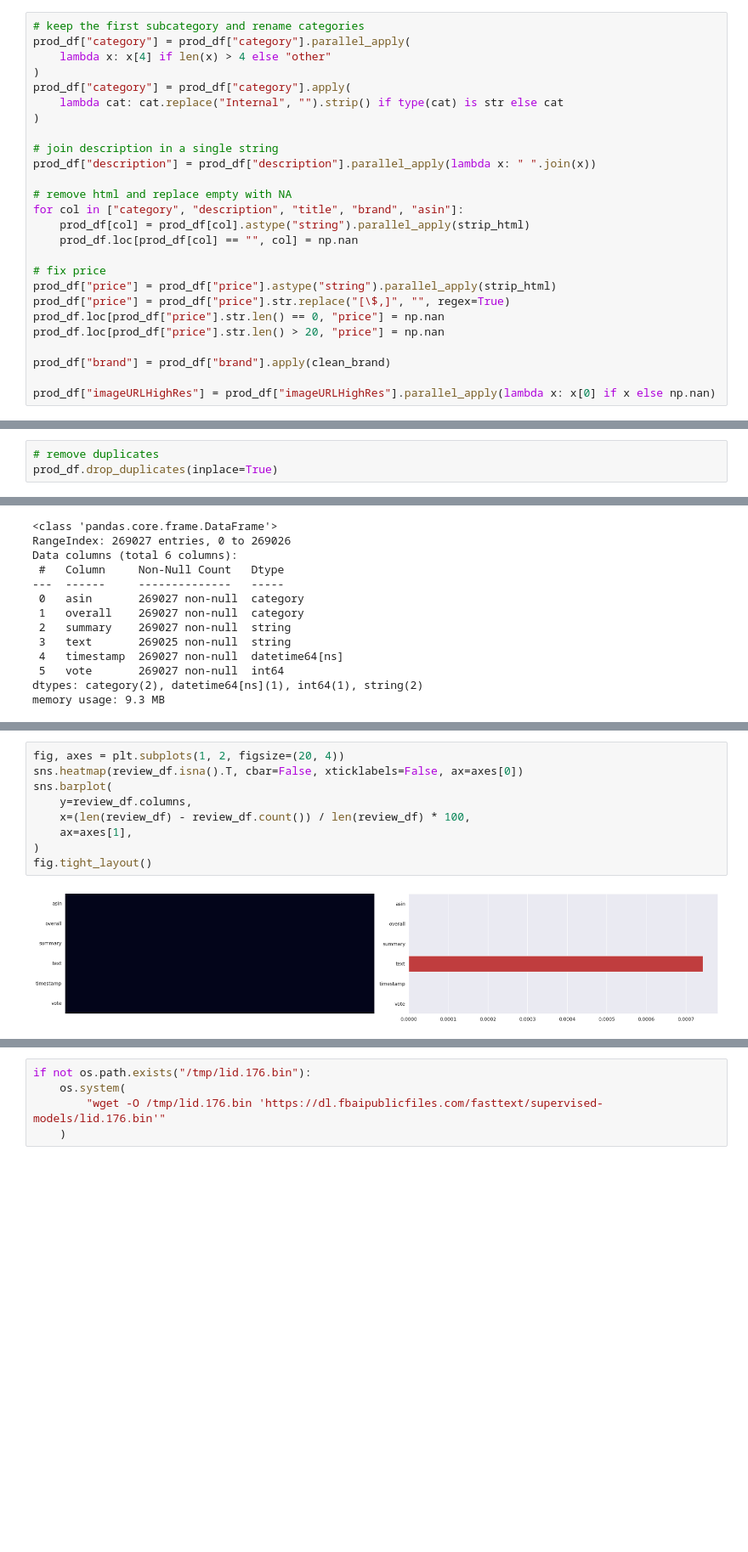
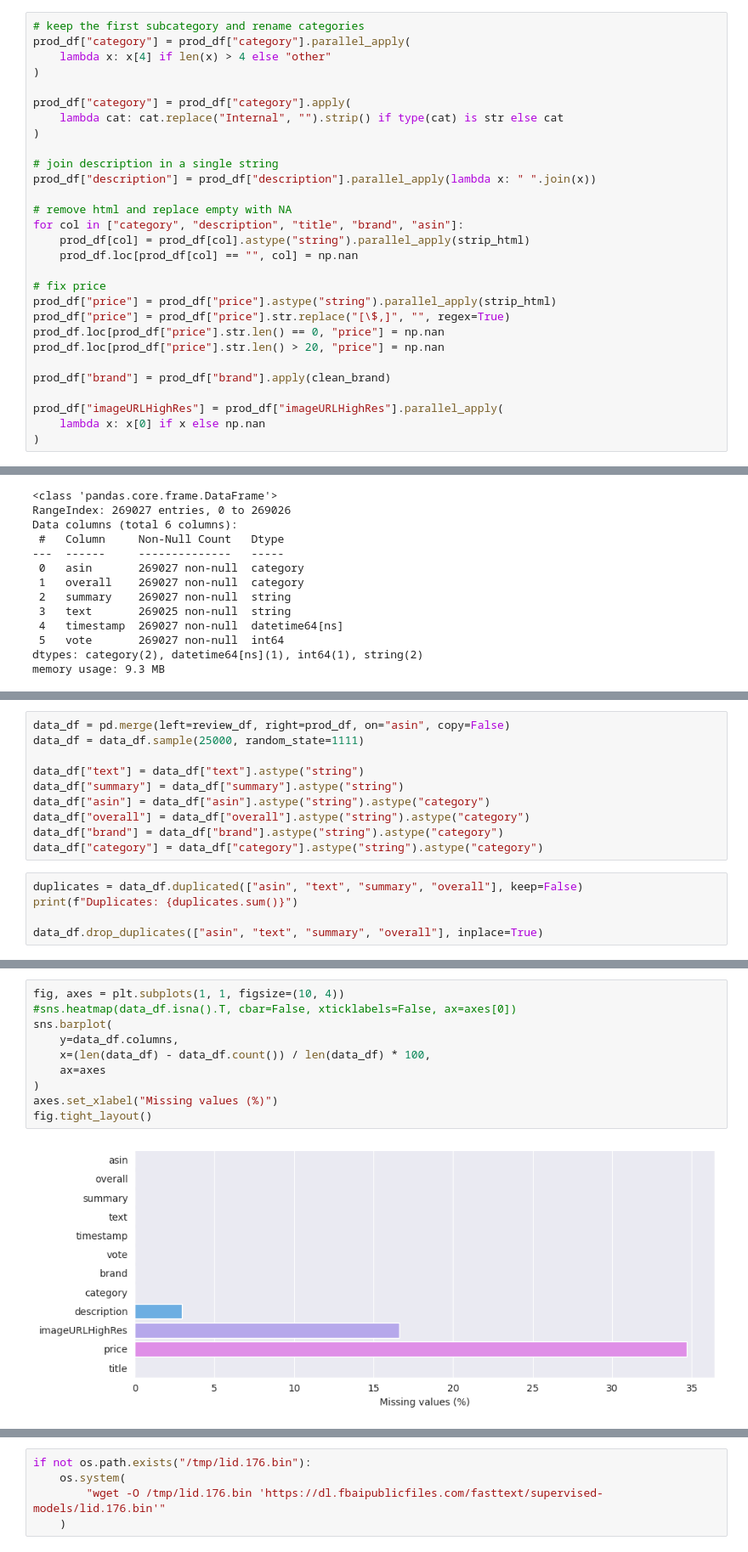
Before and after one commit to saiteki-kai/amazon-reviews, a Jupyter notebook: notebooks/01_clean.ipynb, the cells around one changed output, grey strips where cells are left out. Shown at 85% size. Drawn from its saved outputs; the diff is of its cells as text; blank space fills up the shorter version.

Commit message:
update data cleaning

```diff
--- a/notebooks/01_clean.ipynb
+++ b/notebooks/01_clean.ipynb
@@ -61,6 +60,7 @@ prod_df.head(10)
 prod_df["category"] = prod_df["category"].parallel_apply(
     lambda x: x[4] if len(x) > 4 else "other"
 )
+
 prod_df["category"] = prod_df["category"].apply(
     lambda cat: cat.replace("Internal", "").strip() if type(cat) is str else cat
 )
@@ -81,7 +81,9 @@ prod_df.loc[prod_df["price"].str.len() > 20, "price"] = np.nan
 
 prod_df["brand"] = prod_df["brand"].apply(clean_brand)
 
-prod_df["imageURLHighRes"] = prod_df["imageURLHighRes"].parallel_apply(lambda x: x[0] if x else np.nan)
+prod_df["imageURLHighRes"] = prod_df["imageURLHighRes"].parallel_apply(
+    lambda x: x[0] if x else np.nan
+)
 # %%
 prod_df.head(10)
 # %% [output]
@@ -141,6 +111,3 @@ fig.tight_layout()
-# %%
-# remove duplicates
-prod_df.drop_duplicates(inplace=True)
 # %% [markdown]
 ## Reviews
 # %%
@@ -209,0 +177,15 @@ memory usage: 9.3 MB
+# %%
+data_df = pd.merge(left=review_df, right=prod_df, on="asin", copy=False)
+data_df = data_df.sample(25000, random_state=1111)
+
+data_df["text"] = data_df["text"].astype("string")
+data_df["summary"] = data_df["summary"].astype("string")
+data_df["asin"] = data_df["asin"].astype("string").astype("category")
+data_df["overall"] = data_df["overall"].astype("string").astype("category")
+data_df["brand"] = data_df["brand"].astype("string").astype("category")
+data_df["category"] = data_df["category"].astype("string").astype("category")
+# %%
+duplicates = data_df.duplicated(["asin", "text", "summary", "overall"], keep=False)
+print(f"Duplicates: {duplicates.sum()}")
+
+data_df.drop_duplicates(["asin", "text", "summary", "overall"], inplace=True)
@@ -210,13 +194,14 @@ memory usage: 9.3 MB
 # %%
-fig, axes = plt.subplots(1, 2, figsize=(20, 4))
-sns.heatmap(review_df.isna().T, cbar=False, xticklabels=False, ax=axes[0])
+fig, axes = plt.subplots(1, 1, figsize=(10, 4))
+#sns.heatmap(data_df.isna().T, cbar=False, xticklabels=False, ax=axes[0])
 sns.barplot(
-    y=review_df.columns,
-    x=(len(review_df) - review_df.count()) / len(review_df) * 100,
-    ax=axes[1],
+    y=data_df.columns,
+    x=(len(data_df) - data_df.count()) / len(data_df) * 100,
+    ax=axes
 )
+axes.set_xlabel("Missing values (%)")
 fig.tight_layout()
 # %% [output]
-[figure, old version]
+[figure, new version]
 # %%
 # remove empty text
```
Also changed, not shown: parts of 26 cells of this notebook.
